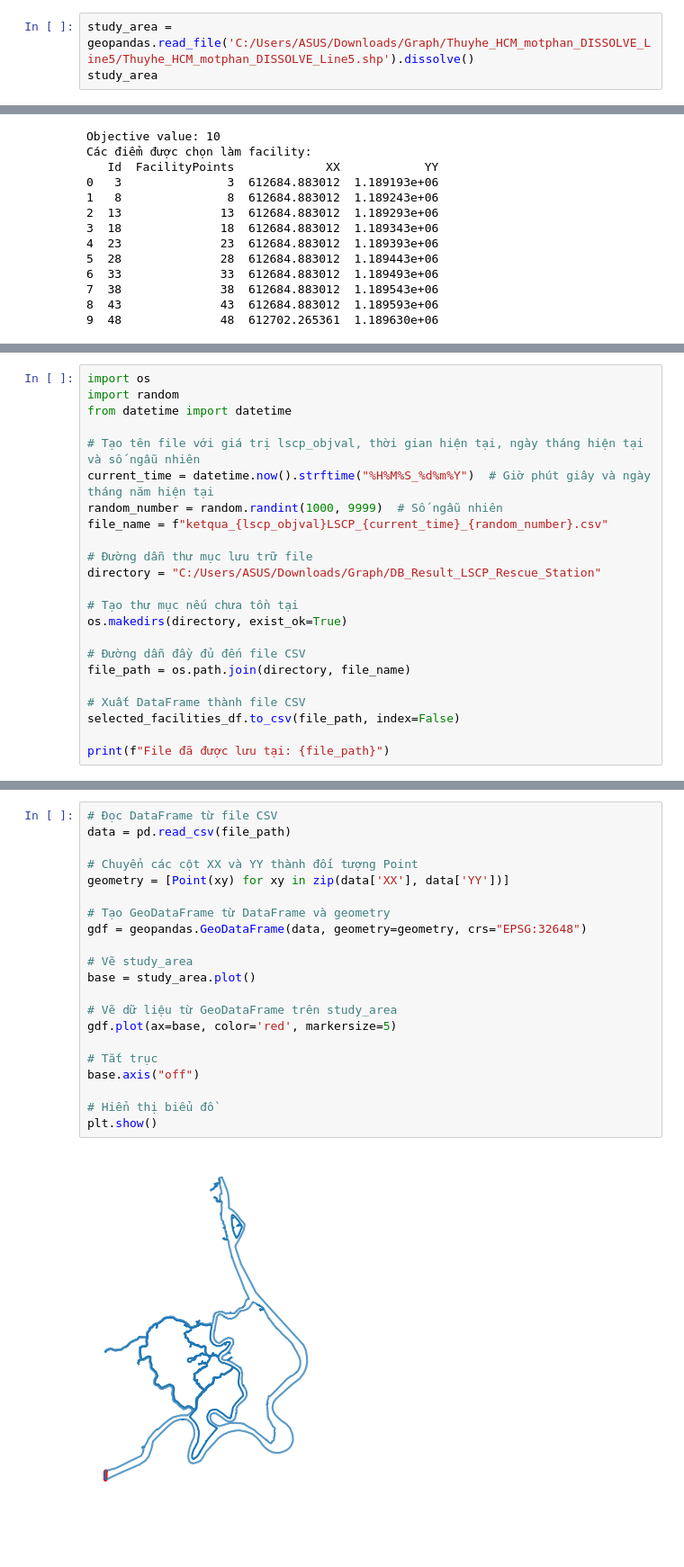
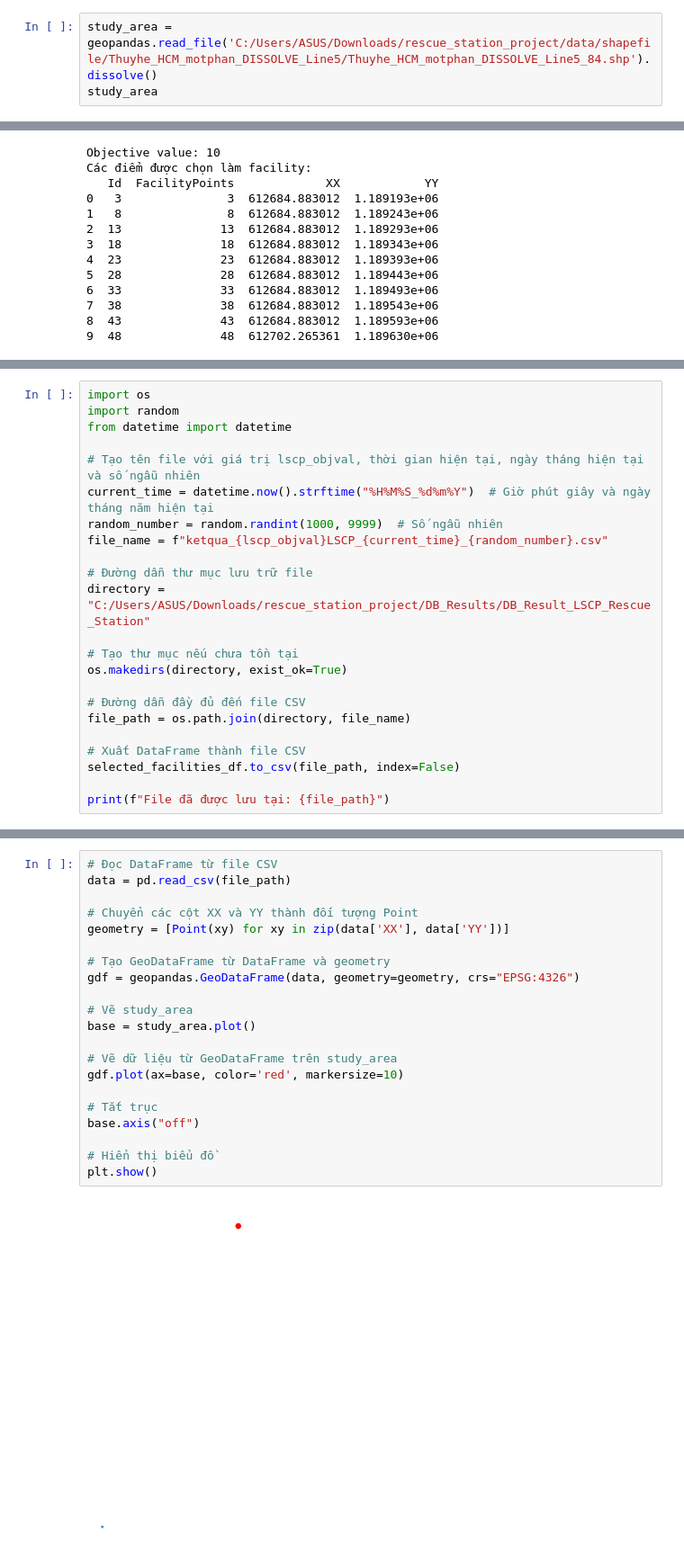
Before and after one commit to nguyetan/python-rescue-station, a Jupyter notebook: scripts/ipynb/demoLSCP.ipynb, the cells around one changed output, grey strips where cells are left out. Shown at 90% size. Drawn from its saved outputs; the diff is of its cells as text; blank space fills up the shorter version.

```diff
--- a/scripts/ipynb/demoLSCP.ipynb
+++ b/scripts/ipynb/demoLSCP.ipynb
@@ -152,7 +154,7 @@ facility_points
 | 48 | 48 | 48 | 612702.265361 | 1.189630e+06 |
 | 49 | 49 | 49 | 612711.842339 | 1.189633e+06 |
 # %%
-study_area = geopandas.read_file('C:/Users/ASUS/Downloads/Graph/Thuyhe_HCM_motphan_DISSOLVE_Line5/Thuyhe_HCM_motphan_DISSOLVE_Line5.shp').dissolve()
+study_area = geopandas.read_file('C:/Users/ASUS/Downloads/rescue_station_project/data/shapefile/Thuyhe_HCM_motphan_DISSOLVE_Line5/Thuyhe_HCM_motphan_DISSOLVE_Line5_84.shp').dissolve()
 study_area
 # %% [output]
 |  | geometry | FID_Thuyhe | Id | FromPoint | ToPoint | chieudai |
@@ -279,7 +253,7 @@ random_number = random.randint(1000, 9999)  # Số ngẫu nhiên
 file_name = f"ketqua_{lscp_objval}LSCP_{current_time}_{random_number}.csv"
 
 # Đường dẫn thư mục lưu trữ file
-directory = "C:/Users/ASUS/Downloads/Graph/DB_Result_LSCP_Rescue_Station"
+directory = "C:/Users/ASUS/Downloads/rescue_station_project/DB_Results/DB_Result_LSCP_Rescue_Station"
 
 # Tạo thư mục nếu chưa tồn tại
 os.makedirs(directory, exist_ok=True)
@@ -296,26 +270,26 @@ File đã được lưu tại: C:/Users/ASUS/Downloads/Graph/DB_Result_LSCP_Resc
 # %%
 # Đọc DataFrame từ file CSV
 data = pd.read_csv(file_path)
 
 # Chuyển các cột XX và YY thành đối tượng Point
 geometry = [Point(xy) for xy in zip(data['XX'], data['YY'])]
 
 # Tạo GeoDataFrame từ DataFrame và geometry
-gdf = geopandas.GeoDataFrame(data, geometry=geometry, crs="EPSG:32648")
+gdf = geopandas.GeoDataFrame(data, geometry=geometry, crs="EPSG:4326")
 
 # Vẽ study_area
 base = study_area.plot()
 
 # Vẽ dữ liệu từ GeoDataFrame trên study_area
-gdf.plot(ax=base, color='red', markersize=5)
+gdf.plot(ax=base, color='red', markersize=10)
 
 # Tắt trục
 base.axis("off")
 
 # Hiển thị biểu đồ
 plt.show()
 # %% [output]
-[figure, old version]
+[figure, new version]
 # %%
 # Chuyển các cột XX và YY thành đối tượng Point
 geometry = [Point(xy) for xy in zip(data['XX'], data['YY'])]
```
Also changed, not shown: parts of 10 cells of this notebook, 10 other files.
